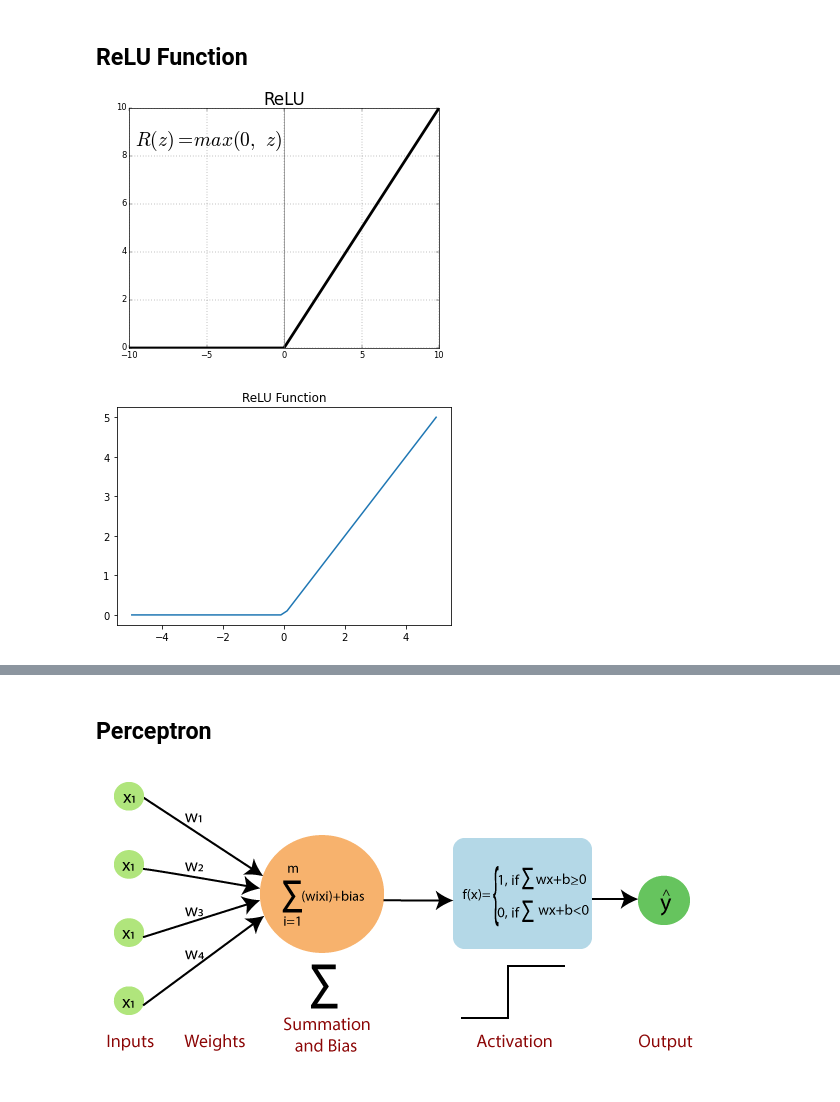
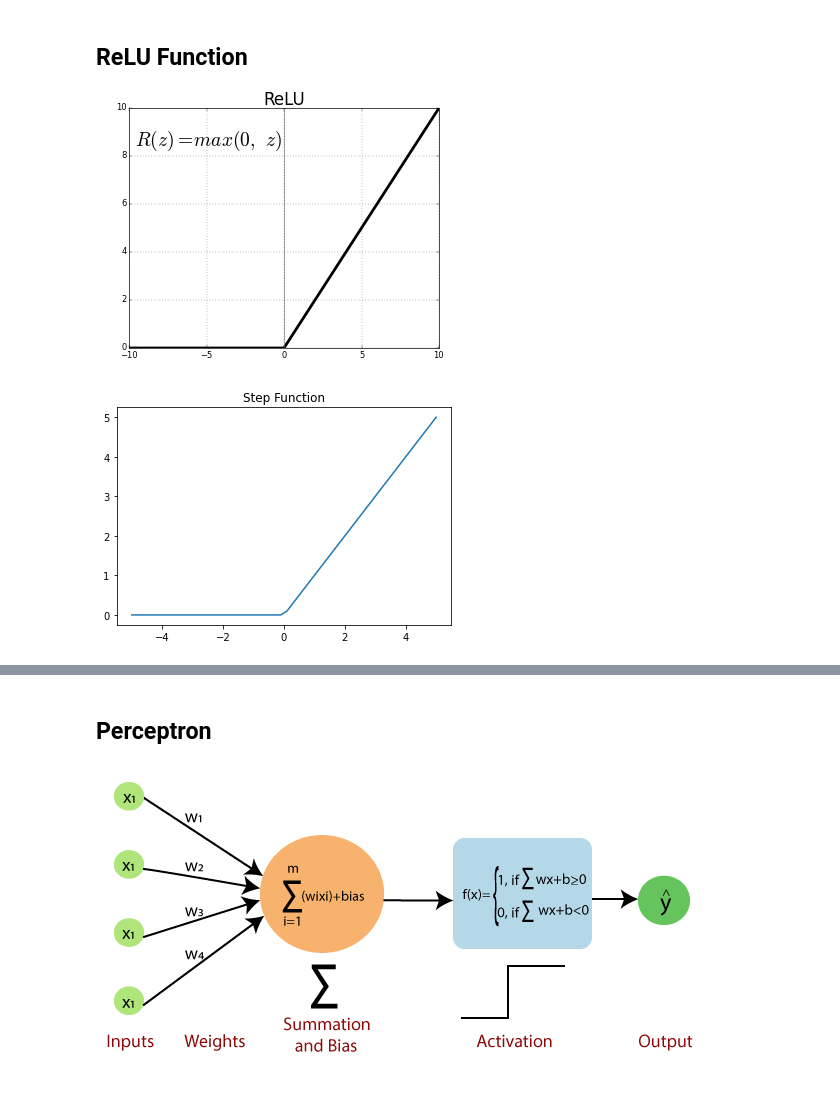
Before and after one commit to edcalderin/DeepLearning_SaturdaysAI, a Jupyter notebook: 1_DeepLearning_Fundaments/clase_1_DL.ipynb, the cells around one changed output, grey strips where cells are left out. Drawn from its saved outputs; the diff is of its cells as text; code cells hidden in the pictures.

```diff
--- a/1_DeepLearning_Fundaments/clase_1_DL.ipynb
+++ b/1_DeepLearning_Fundaments/clase_1_DL.ipynb
@@ -29,8 +29,9 @@ def sigmoid_function(x):
   sf = 1/(1 + np.exp(-x))
   return sf
 # %%
-x = np.linspace(-5, 5)
-plt.plot(x, sigmoid_function(x))
-plt.axis('tight')
-plt.title('Step Function')
-plt.show()
+def plot_function(func):
+    x = np.linspace(-5, 5)
+    plt.plot(x, func(x))
+    plt.axis('tight')
+    plt.title('Step Function')
+    plt.show()
@@ -43,13 +46,9 @@ plt.show()
 def relu_function(x):
   #return np.where(x<0, 0, x)
   return np.maximum(0, x)
-# %%
-x = np.linspace(-5, 5)
-plt.plot(x, relu_function(x))
-plt.axis('tight')
-plt.title('ReLU Function')
-plt.show()
-# %% [output]
-[figure, removed]
+# %%
+plot_function(relu_function)
+# %% [output]
+[figure, added]
 # %%
 # Reto: Hacer Leaky Rl
```
Also changed, not shown: parts of 4 cells of this notebook.
